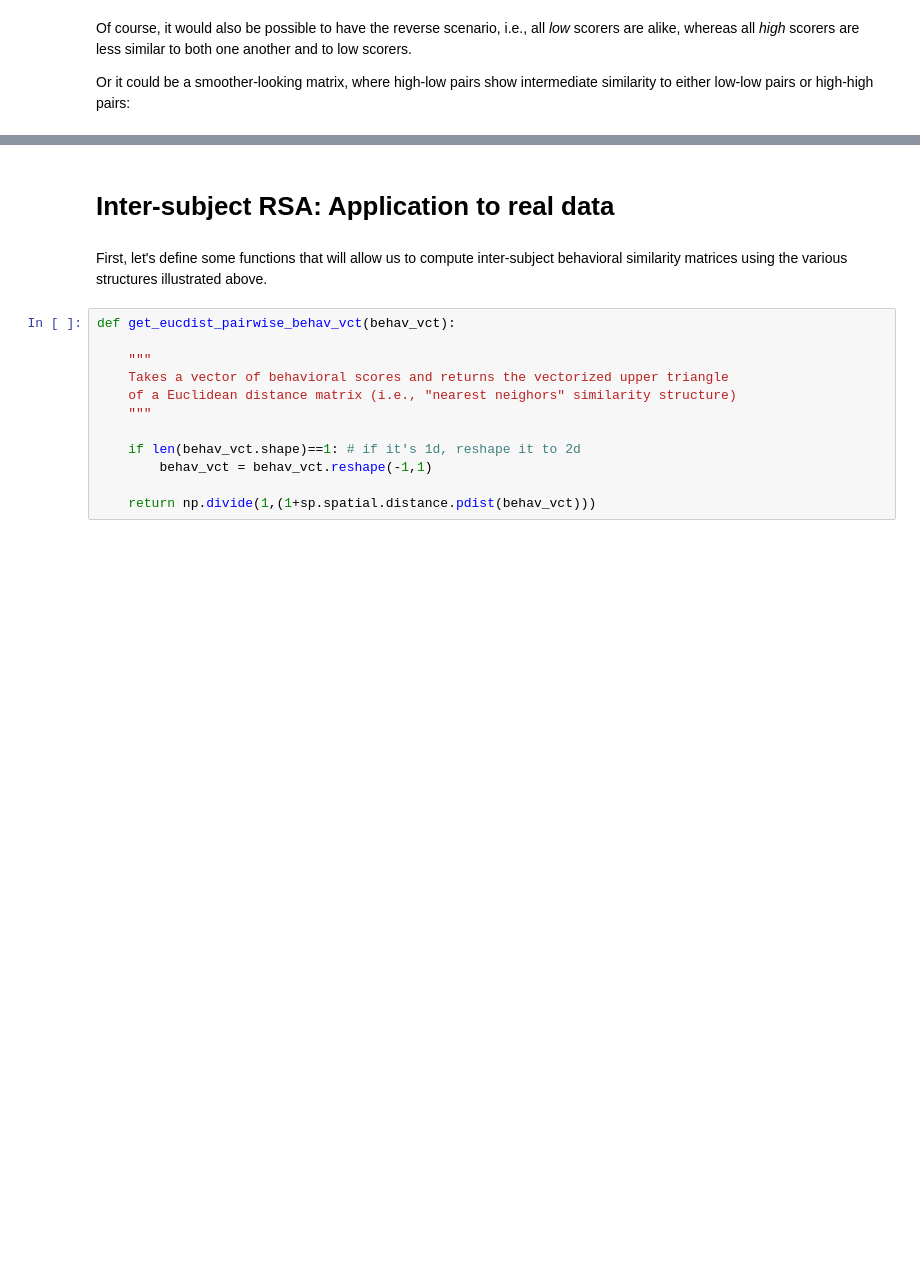
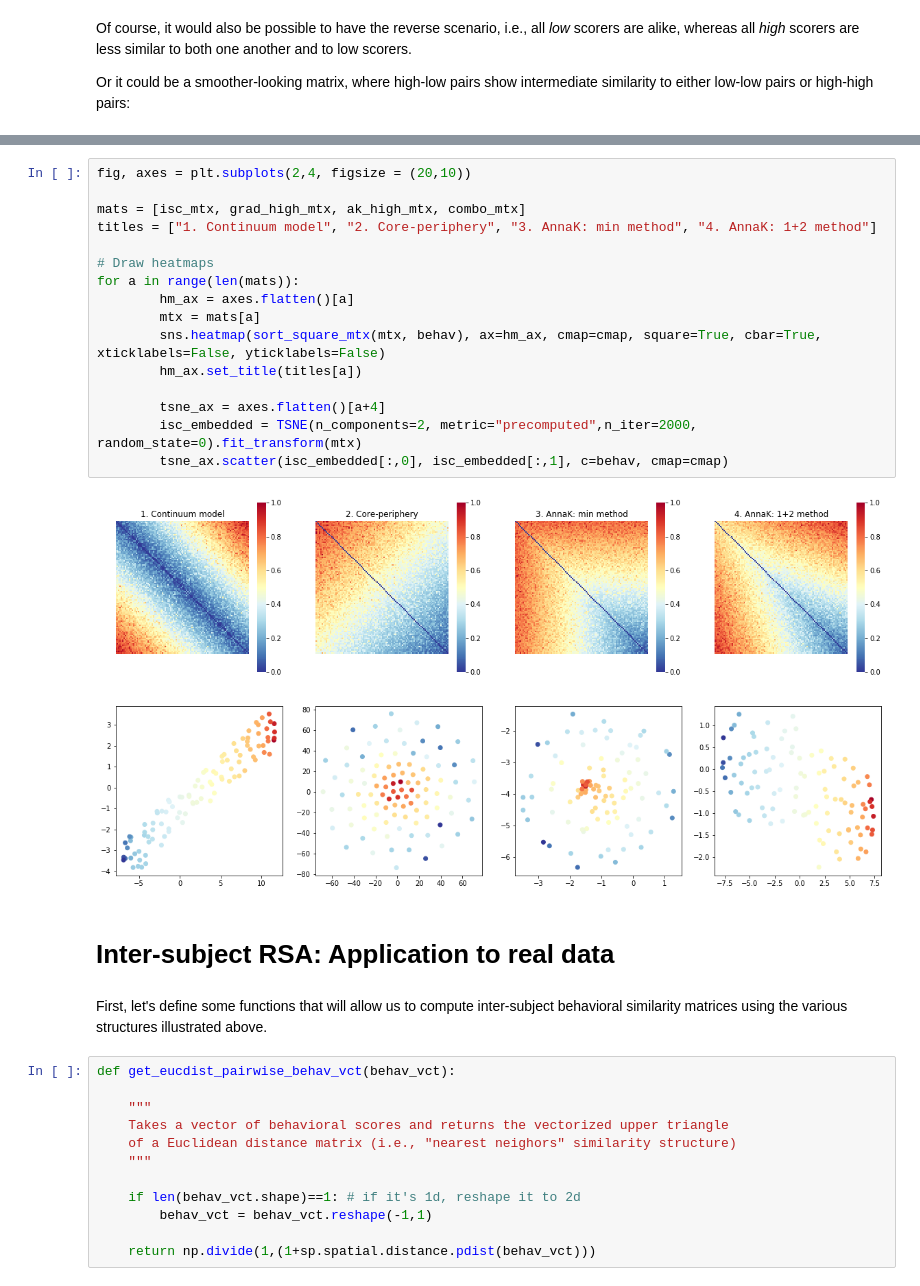
Before and after one commit to esfinn/intersubj_rsa, a Jupyter notebook: intersubject_rsa_demo.ipynb, the cells around one changed output, grey strips where cells are left out. Drawn from its saved outputs; the diff is of its cells as text; blank space fills up the shorter version.

```diff
--- a/intersubject_rsa_demo.ipynb
+++ b/intersubject_rsa_demo.ipynb
@@ -334,3 +389,21 @@ plt.show()
+# %%
+fig, axes = plt.subplots(2,4, figsize = (20,10))
+
+mats = [isc_mtx, grad_high_mtx, ak_high_mtx, combo_mtx]
+titles = ["1. Continuum model", "2. Core-periphery", "3. AnnaK: min method", "4. AnnaK: 1+2 method"]
+
+# Draw heatmaps
+for a in range(len(mats)):
+        hm_ax = axes.flatten()[a]
+        mtx = mats[a]
+        sns.heatmap(sort_square_mtx(mtx, behav), ax=hm_ax, cmap=cmap, square=True, cbar=True, xticklabels=False, yticklabels=False)
+        hm_ax.set_title(titles[a])
+
+        tsne_ax = axes.flatten()[a+4]
+        isc_embedded = TSNE(n_components=2, metric="precomputed",n_iter=2000, random_state=0).fit_transform(mtx)
+        tsne_ax.scatter(isc_embedded[:,0], isc_embedded[:,1], c=behav, cmap=cmap)
+# %% [output]
+[figure, added]
 # %% [markdown]
 # Inter-subject RSA: Application to real data
 # %% [markdown]
```
Also changed, not shown: parts of 8 cells of this notebook.
